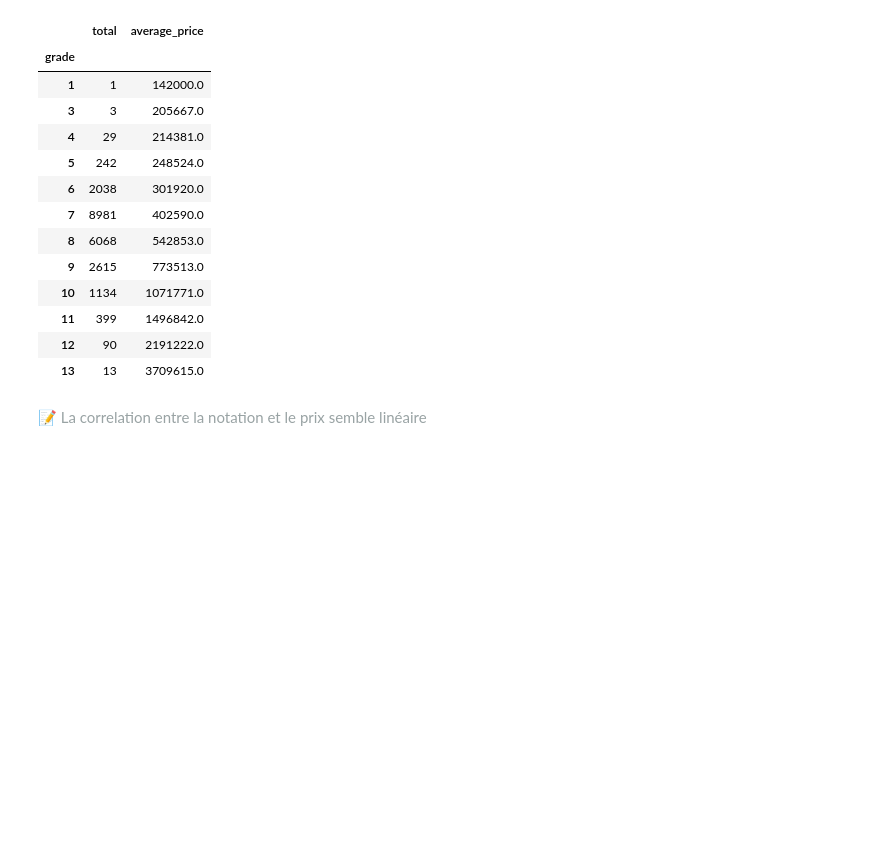
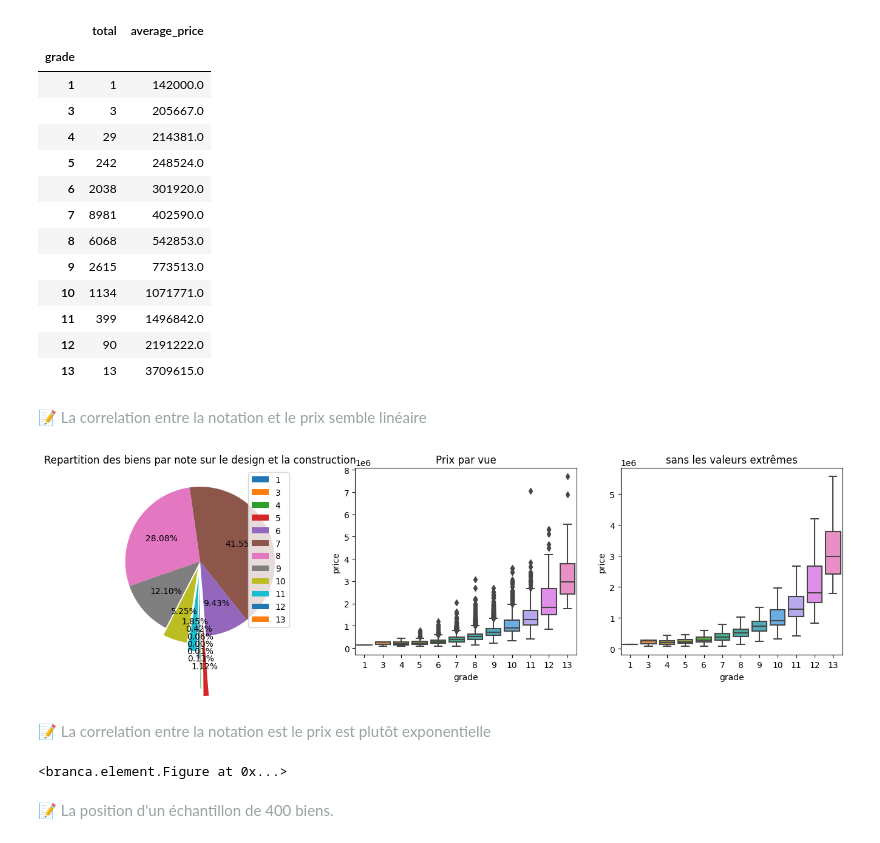
Before and after one commit to davidbreau/priceprediction, a Jupyter notebook: data_cleaning_analysis.ipynb, the cells around one changed output. Saved outputs shown, nothing was run; the diff lists cells and outputs as text; code cells hidden in the pictures; blank space fills up the shorter version.

```diff
--- a/data_cleaning_analysis.ipynb
+++ b/data_cleaning_analysis.ipynb
@@ -164,3 +203,41 @@ dfgrade
 # %% [markdown]
 <p style="color: #99a3a4">📝
 La correlation entre la notation et le prix semble linéaire</p>
+# %%
+df = pd.read_csv('kc_house_data.csv')
+plt.figure(figsize=(16,4))
+plt.subplot(1,3,1)
+plt.pie(data=dfgrade, x=dfgrade.total, autopct="%1.2f%%", explode=[0.5,0.6,0.7,0.8,0,0,0,0,0.1,0.2,0.3,0.4],startangle=-90)
+plt.title('Repartition des biens par note sur le design et la construction')
+plt.legend(['1','3','4','5','6', '7', '8', '9','10','11','12','13'],loc=1)
+# ax1.pie(dfwaterfront.total, autopct="%1.2f%%",  startangle=45, explode=[0,0.2], shadow=True)
+plt.subplot(1, 3, 2)
+sns.boxplot(data = df,x = "grade" ,y= "price")
+plt.title("Prix par vue")
+
+plt.subplot(1, 3, 3)
+sns.boxplot(data = df,x = "grade" ,y= "price", showfliers = False)
+plt.title("sans les valeurs extrêmes")
+plt.show()
+# %% [output]
+[figure, added]
+# %% [markdown]
+<p style="text-align:center"; style="color: #99a3a4">📝
+La correlation entre la notation est le prix est plutôt exponentielle</p>
+# %%
+import folium
+from branca.element import Figure
+fig = Figure(width=600, height=400)
+m = folium.Map(location=[47.570689, -122.390698], zoom_start=9)
+data = pd.read_csv('kc_house_data.csv')
+data = data.sample(400)[['lat','long']]
+for i, j in data.iterrows():
+    folium.Marker(
+        location=[j['lat'], j['long']]
+    ).add_to(m)
+fig.add_child(m)
+# %% [output]
+<branca.element.Figure at 0x...>
+# %% [markdown]
+<p style="color: #99a3a4">📝
+La position d'un échantillon de 400 biens. </p>
```
Also changed, not shown: parts of 6 cells of this notebook.
